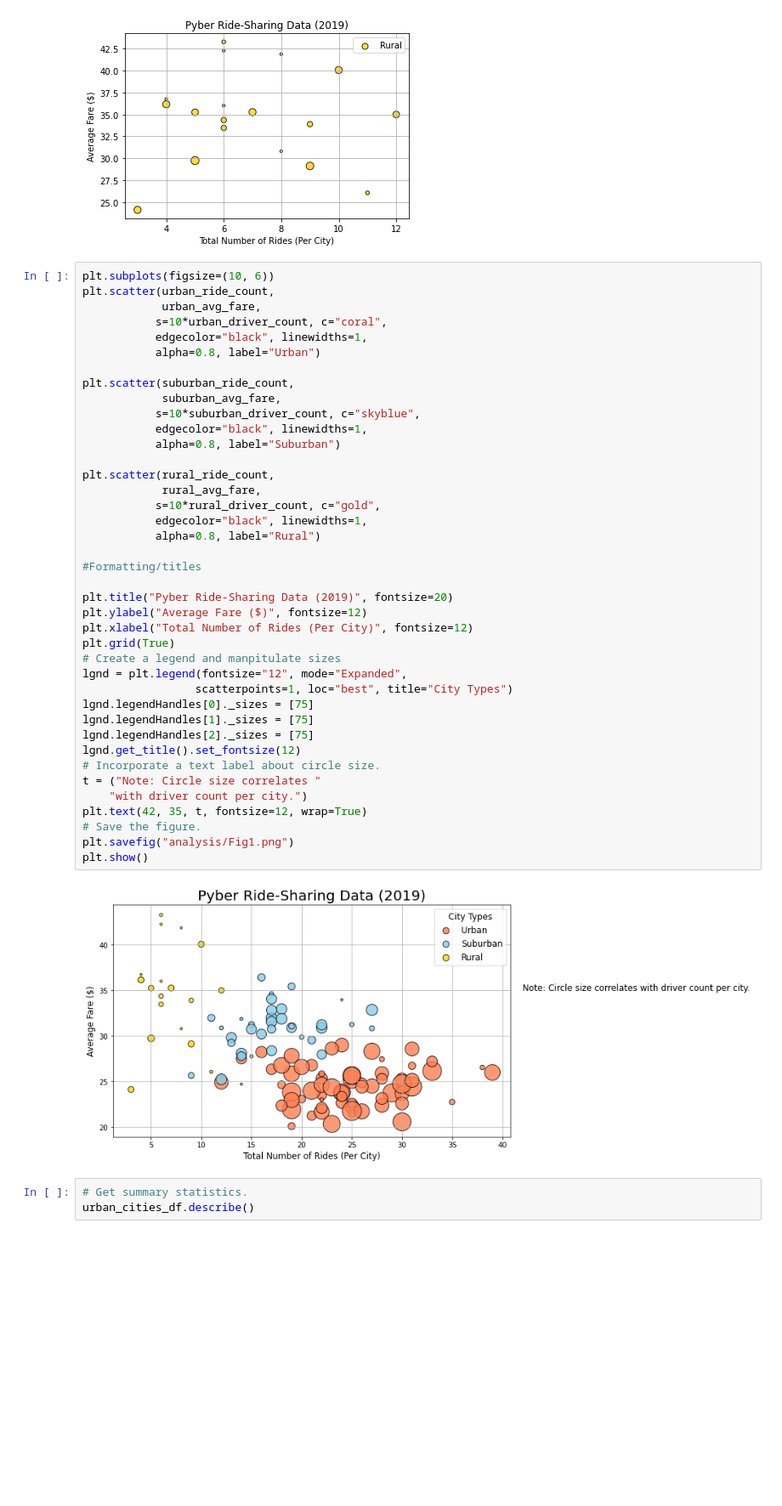
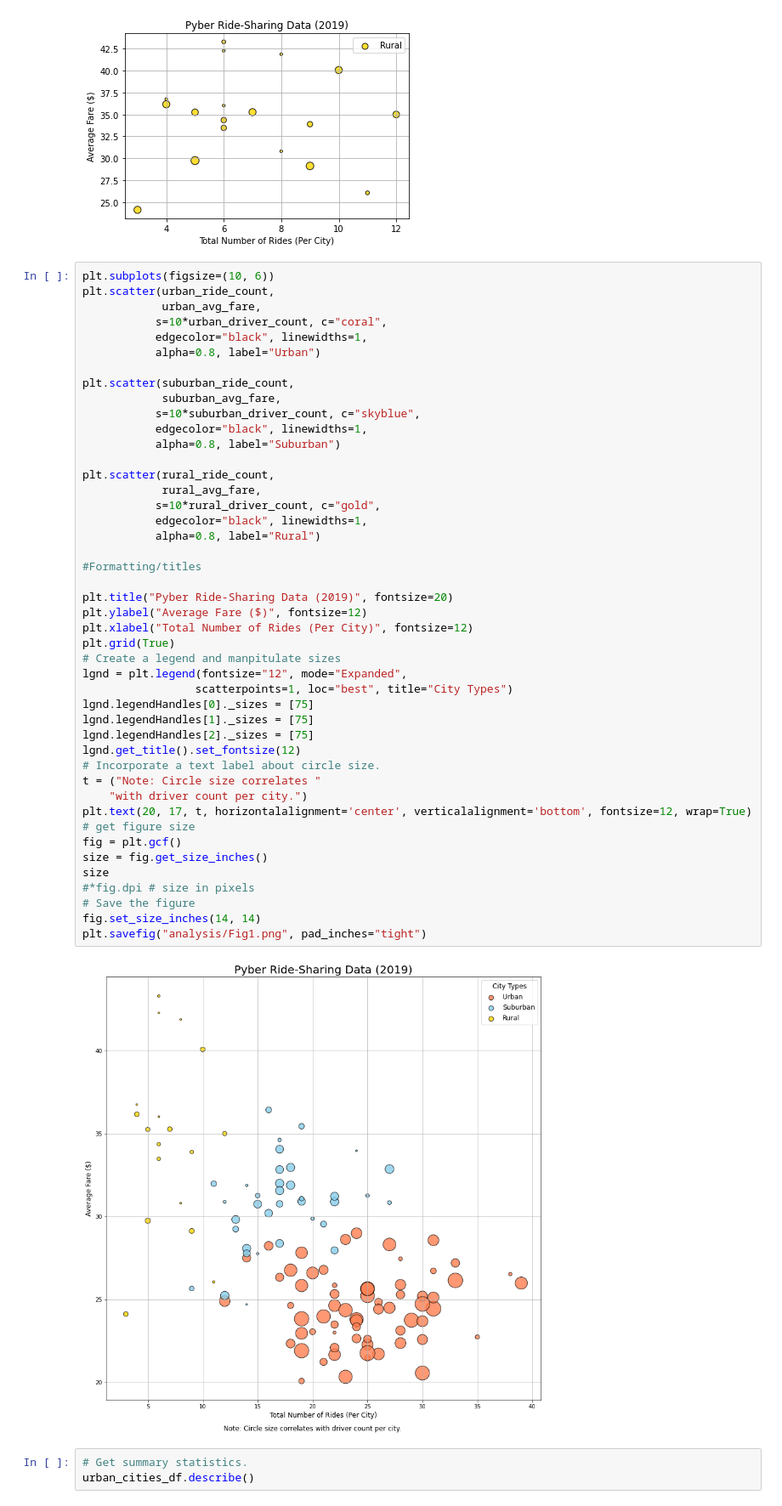
Before and after one commit to ItsEbony/PyBer_Analysis, a Jupyter notebook: PyBer_ride_data.ipynb, the cells around one changed output. Shown at 85% size. Cells and saved outputs as stored; diff of their text form; blank space fills up the shorter version.

```diff
--- a/PyBer_ride_data.ipynb
+++ b/PyBer_ride_data.ipynb
@@ -173,38 +173,43 @@ plt.scatter(urban_ride_count,
 
 plt.scatter(suburban_ride_count,
             suburban_avg_fare,
            s=10*suburban_driver_count, c="skyblue",
            edgecolor="black", linewidths=1,
            alpha=0.8, label="Suburban")
 
 plt.scatter(rural_ride_count,
             rural_avg_fare,
            s=10*rural_driver_count, c="gold",
            edgecolor="black", linewidths=1,
            alpha=0.8, label="Rural")
 
 #Formatting/titles
 
 plt.title("Pyber Ride-Sharing Data (2019)", fontsize=20)
 plt.ylabel("Average Fare ($)", fontsize=12)
 plt.xlabel("Total Number of Rides (Per City)", fontsize=12)
 plt.grid(True)
 # Create a legend and manpitulate sizes
 lgnd = plt.legend(fontsize="12", mode="Expanded",
                  scatterpoints=1, loc="best", title="City Types")
 lgnd.legendHandles[0]._sizes = [75]
 lgnd.legendHandles[1]._sizes = [75]
 lgnd.legendHandles[2]._sizes = [75]
 lgnd.get_title().set_fontsize(12)
 # Incorporate a text label about circle size.
 t = ("Note: Circle size correlates "
     "with driver count per city.")
-plt.text(42, 35, t, fontsize=12, wrap=True)
-# Save the figure.
-plt.savefig("analysis/Fig1.png")
-plt.show()
+plt.text(20, 17, t, horizontalalignment='center', verticalalignment='bottom', fontsize=12, wrap=True)
+# get figure size
+fig = plt.gcf()
+size = fig.get_size_inches()
+size
+#*fig.dpi # size in pixels
+# Save the figure
+fig.set_size_inches(14, 14)
+plt.savefig("analysis/Fig1.png", pad_inches="tight")
 # %% [output]
-[figure, old version]
+[figure, new version]
 # %%
 # Get summary statistics.
 urban_cities_df.describe()
```
Also changed, not shown: parts of 5 cells of this notebook, 3 other files.
